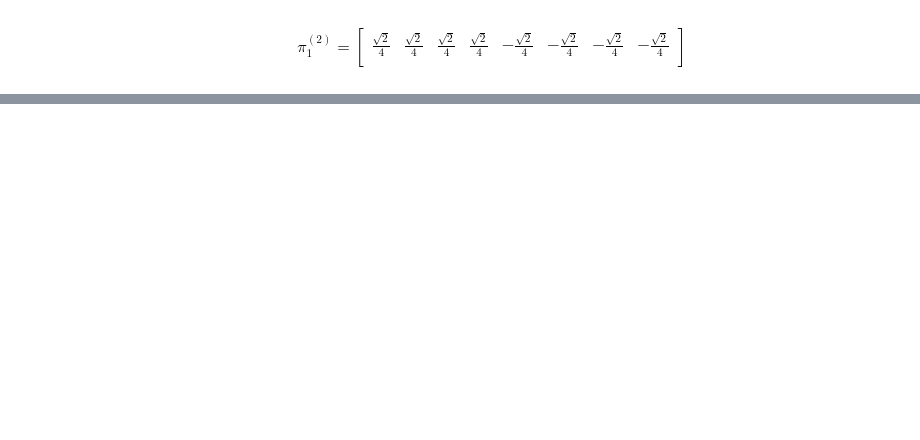
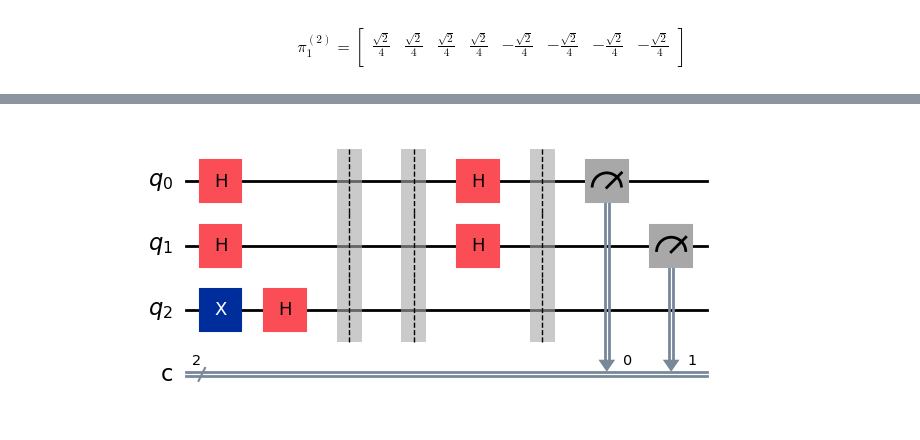
Before and after one commit to omardtl24/QCP2025-2, a Jupyter notebook: Exercises/Exercises_set_7.ipynb, the cells around one changed output, grey strips where cells are left out. Cells and saved outputs as stored; diff of their text form; code cells hidden in the pictures; blank space fills up the shorter version.

```diff
--- a/Exercises/Exercises_set_7.ipynb
+++ b/Exercises/Exercises_set_7.ipynb
@@ -348,0 +570,12 @@ $$
+# %%
+qc_0 = QuantumCircuit(3,2)
+qc_0.x(2)
+qc_0.h(range(3))
+qc_0.barrier()
+qc_0.barrier()
+qc_0.h(range(2))
+qc_0.barrier()
+qc_0.measure(range(2), range(2))
+qc_0.draw('mpl')
+# %% [output]
+[figure, added]
```
Also changed, not shown: parts of 19 cells of this notebook.
